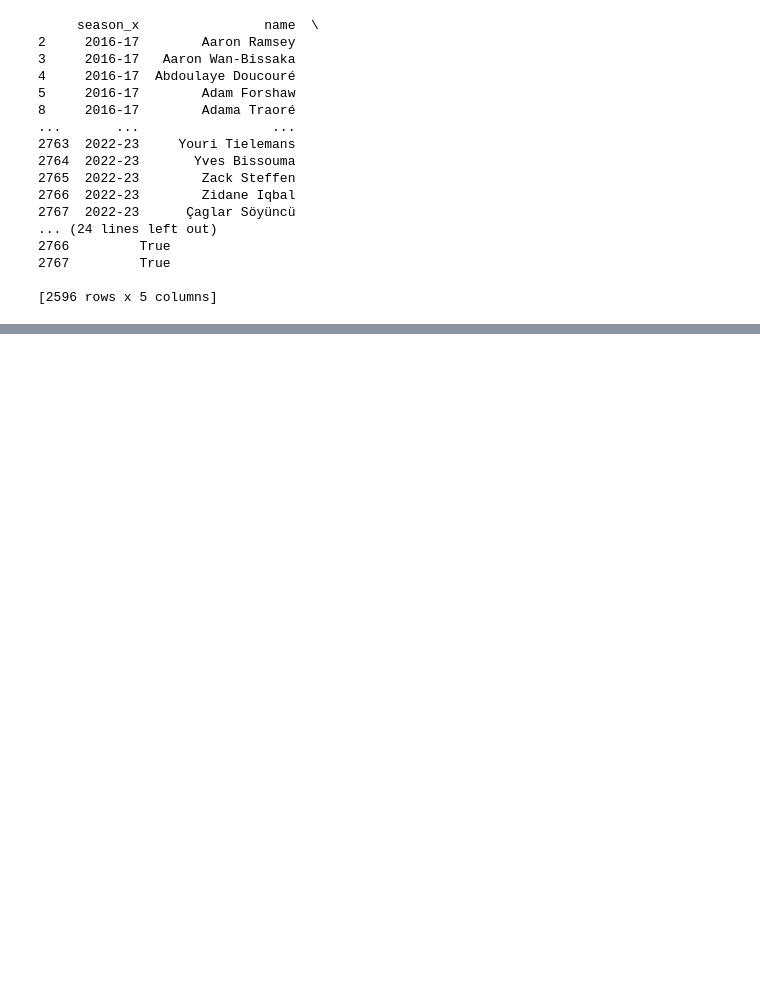
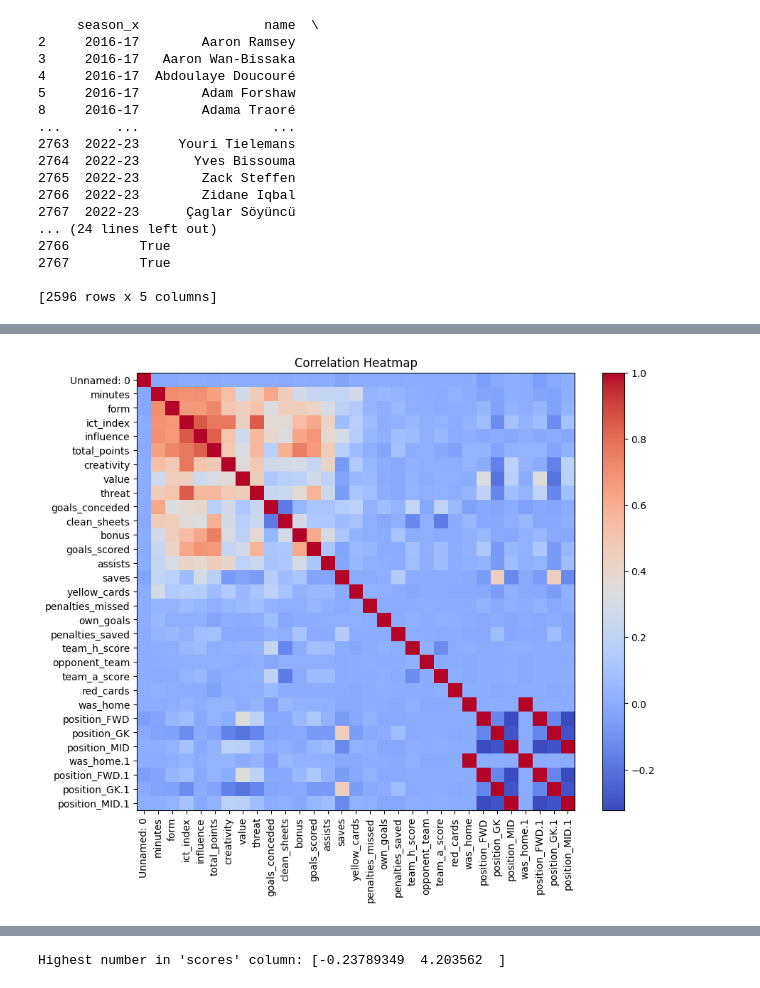
Before and after one commit to omarabushanab/FPL-Predictive-Model, a Jupyter notebook: src/Untitled58.ipynb, the cells around one changed output, grey strips where cells are left out. Saved outputs shown, nothing was run; the diff lists cells and outputs as text; code cells hidden in the pictures; blank space fills up the shorter version.

```diff
--- a/src/Untitled58.ipynb
+++ b/src/Untitled58.ipynb
@@ -1338,0 +1359,66 @@ print(players_with_missing)
+# %%
+import pandas as pd
+import numpy as np
+import matplotlib.pyplot as plt
+
+# === 1. Load CSV ===
+df = pd.read_csv("../data/modified_data_final.csv")
+
+# === 2. Basic info ===
+print("=== Basic Info ===")
+print(df.info())
+print("\n=== First 5 Rows ===")
+print(df.head())
+
+# === 3. Shape and Missing Values ===
+print("\n=== Shape ===")
+print(df.shape)
+
+print("\n=== Missing Values ===")
+print(df.isna().sum())
+
+# === 4. Descriptive Statistics (Numerical) ===
+print("\n=== Numerical Summary ===")
+print(df.describe())
+
+# === 5. Categorical Columns Overview ===
+categorical_cols = df.select_dtypes(include=['object', 'category']).columns
+print("\n=== Categorical Columns ===")
+for col in categorical_cols:
+    print(f"\nColumn: {col}")
+    print(f"Unique values: {df[col].nunique()}")
+    print(df[col].value_counts().head(10))  # show top 10 most frequent values
+
+# === 6. Numerical Columns Deep Dive ===
+numeric_cols = df.select_dtypes(include=[np.number]).columns
+print("\n=== Numerical Columns ===")
+for col in numeric_cols:
+    print(f"\nColumn: {col}")
+    print(f"Mean: {df[col].mean():.3f}, Std: {df[col].std():.3f}, Min: {df[col].min():.3f}, Max: {df[col].max():.3f}")
+    print(f"Skew: {df[col].skew():.3f}, Kurtosis: {df[col].kurt():.3f}")
+
+# === 7. Correlations (only numeric) ===
+print("\n=== Correlation Matrix ===")
+corr = df.corr(numeric_only=True)
+print(corr)
+
+# Optional: visualize correlation heatmap
+plt.figure(figsize=(10, 8))
+plt.imshow(corr, cmap='coolwarm', interpolation='nearest')
+plt.title("Correlation Heatmap")
+plt.colorbar()
+plt.xticks(range(len(corr.columns)), corr.columns, rotation=90)
+plt.yticks(range(len(corr.columns)), corr.columns)
+plt.show()
+
+# === 8. Outlier Detection (Optional) ===
+print("\n=== Outlier Summary (based on IQR) ===")
+for col in numeric_cols:
+    Q1 = df[col].quantile(0.25)
+    Q3 = df[col].quantile(0.75)
+    IQR = Q3 - Q1
+    outliers = ((df[col] < (Q1 - 1.5 * IQR)) | (df[col] > (Q3 + 1.5 * IQR))).sum()
+    print(f"{col}: {outliers} outliers")
+
+print("\n=== Done ===")
+# %% [output]
@@ -1338,0 +1442 @@ print(players_with_missing)
+[figure, added]
@@ -1338,0 +1460,7 @@ print(players_with_missing)
+# %%
+# Get the highest number in the 'scores' column
+max_value = df['yellow_cards'].unique()
+
+print("Highest number in 'scores' column:", max_value)
+# %% [output]
+Highest number in 'scores' column: [-0.23789349  4.203562  ]
```
Also changed, not shown: parts of 20 cells of this notebook, 3 other files.
